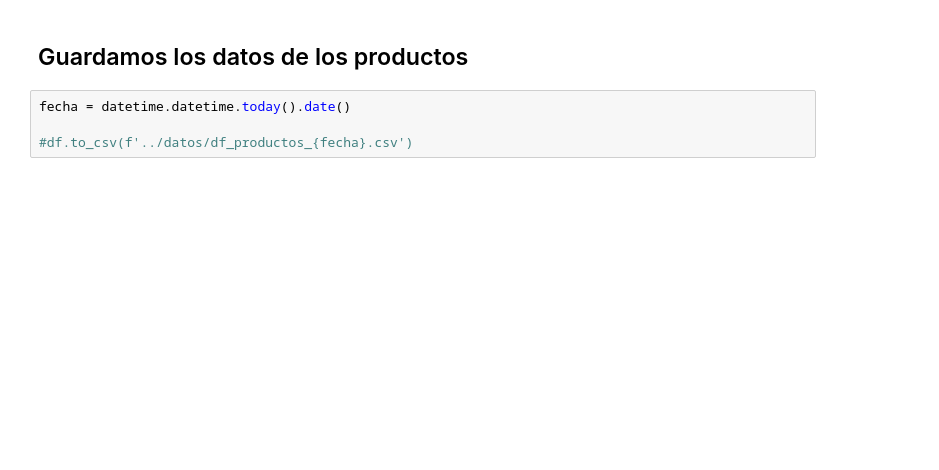
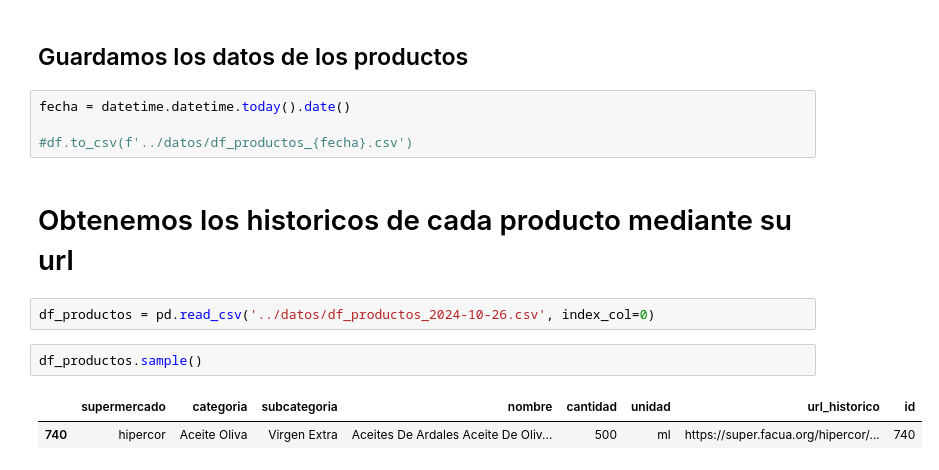
Before and after one commit to joseluisalmendral/Proyecto4-AnalisisFacua, a Jupyter notebook: notebooks/1_scrapping_de_datos.ipynb, the cells around one changed output. Cells and saved outputs as stored; diff of their text form; blank space fills up the shorter version.

```diff
--- a/notebooks/1_scrapping_de_datos.ipynb
+++ b/notebooks/1_scrapping_de_datos.ipynb
@@ -178,3 +184,12 @@ df.shape
 fecha = datetime.datetime.today().date()
 
 #df.to_csv(f'../datos/df_productos_{fecha}.csv')
+# %% [markdown]
+# Obtenemos los historicos de cada producto mediante su url
+# %%
+df_productos = pd.read_csv('../datos/df_productos_2024-10-26.csv', index_col=0)
+# %%
+df_productos.sample()
+# %% [output]
+|  | supermercado | categoria | subcategoria | nombre | cantidad | unidad | url_historico | id |
+| 740 | hipercor | Aceite Oliva | Virgen Extra | Aceites De Ardales Aceite De Oliv... | 500 | ml | https://super.facua.org/hipercor/... | 740 |
```
Also changed, not shown: parts of 7 cells of this notebook, 2 other files.
